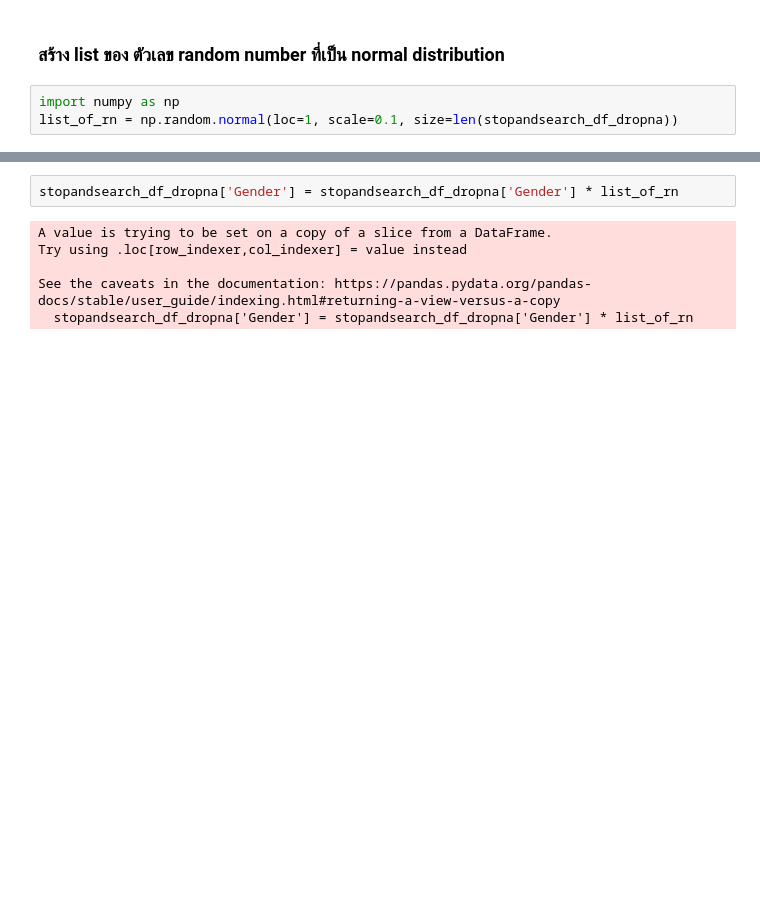
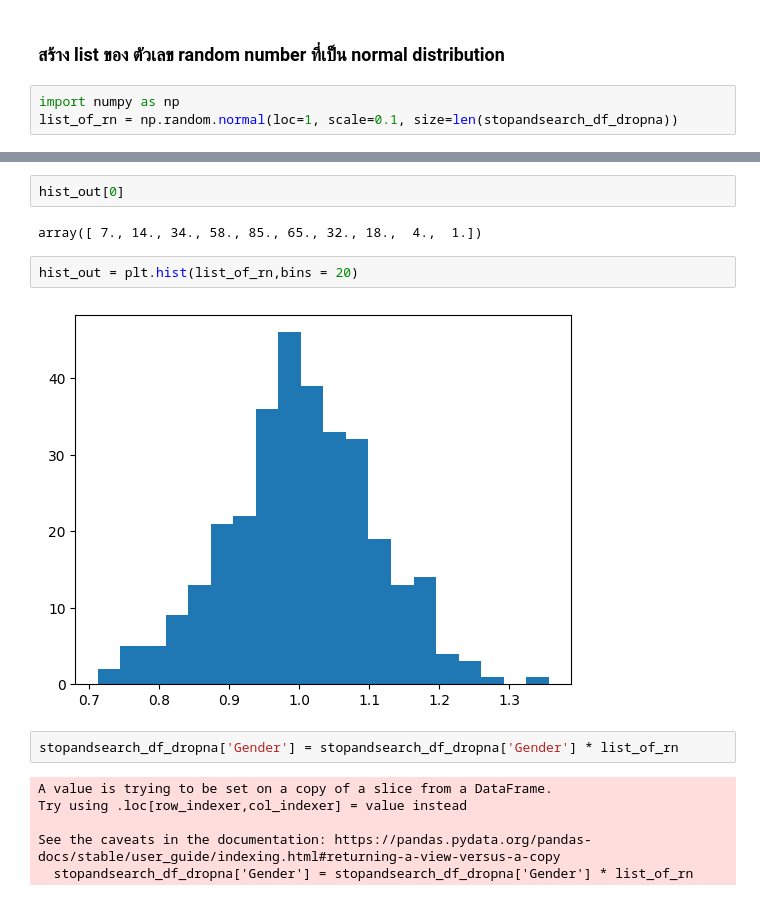
Before and after one commit to Konwalai1111/dataviz2025, a Jupyter notebook: Visualize_Data_Distribution.ipynb, the cells around one changed output, grey strips where cells are left out. Cells and saved outputs as stored; diff of their text form; blank space fills up the shorter version.

```diff
--- a/Visualize_Data_Distribution.ipynb
+++ b/Visualize_Data_Distribution.ipynb
@@ -73,3 +85,11 @@ plt.hist(list_of_rn);
+# %%
+hist_out[0]
+# %% [output]
+array([ 7., 14., 34., 58., 85., 65., 32., 18.,  4.,  1.])
+# %%
+hist_out = plt.hist(list_of_rn,bins = 20)
+# %% [output]
+[figure, added]
 # %%
 stopandsearch_df_dropna['Gender'] = stopandsearch_df_dropna['Gender'] * list_of_rn
 # %% [output]
```
Also changed, not shown: parts of 36 cells of this notebook.
